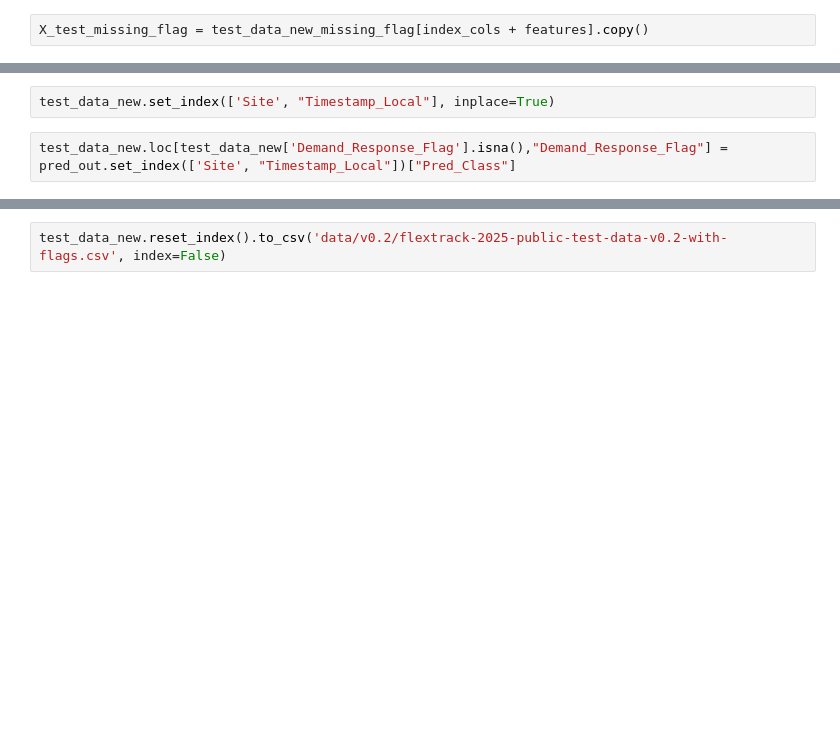
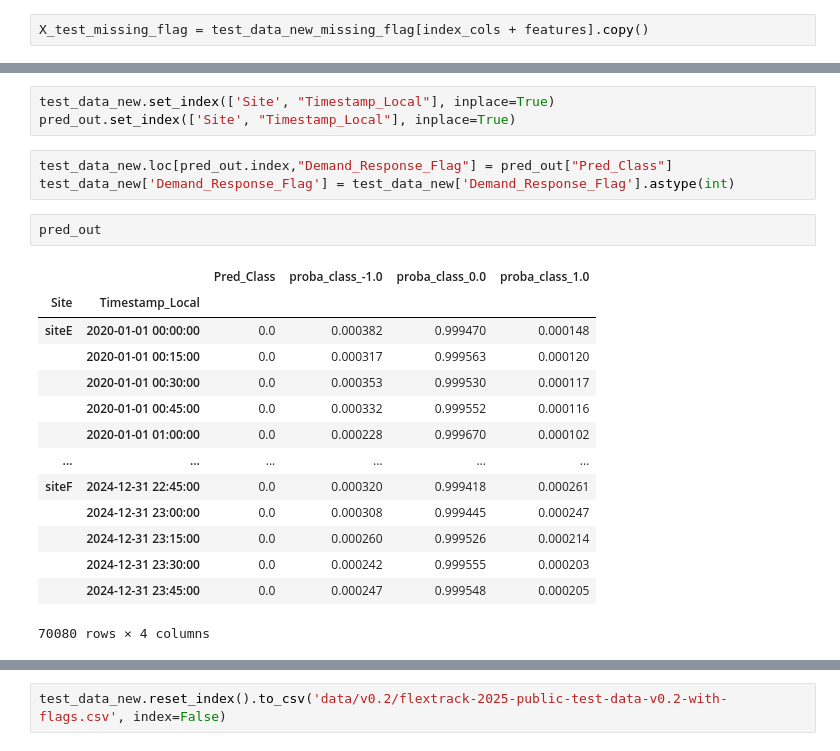
Before and after one commit to genrry/flextrack-challenge, a Jupyter notebook: train-warmup.ipynb, the cells around one changed output, grey strips where cells are left out. Cells and saved outputs as stored; diff of their text form; blank space fills up the shorter version.

```diff
--- a/train-warmup.ipynb
+++ b/train-warmup.ipynb
@@ -424,7 +504,26 @@ pred_out.head()
 # %%
 test_data_new.set_index(['Site', "Timestamp_Local"], inplace=True)
+pred_out.set_index(['Site', "Timestamp_Local"], inplace=True)
 # %%
-test_data_new.loc[test_data_new['Demand_Response_Flag'].isna(),"Demand_Response_Flag"] = pred_out.set_index(['Site', "Timestamp_Local"])["Pred_Class"]
+test_data_new.loc[pred_out.index,"Demand_Response_Flag"] = pred_out["Pred_Class"]
+test_data_new['Demand_Response_Flag'] = test_data_new['Demand_Response_Flag'].astype(int)
+# %%
+pred_out
+# %% [output]
+|  |  | Pred_Class | proba_class_-1.0 | proba_class_0.0 | proba_class_1.0 |
+| Site | Timestamp_Local |  |  |  |  |
+| siteE | 2020-01-01 00:00:00 | 0.0 | 0.000382 | 0.999470 | 0.000148 |
+|  | 2020-01-01 00:15:00 | 0.0 | 0.000317 | 0.999563 | 0.000120 |
+|  | 2020-01-01 00:30:00 | 0.0 | 0.000353 | 0.999530 | 0.000117 |
+|  | 2020-01-01 00:45:00 | 0.0 | 0.000332 | 0.999552 | 0.000116 |
+|  | 2020-01-01 01:00:00 | 0.0 | 0.000228 | 0.999670 | 0.000102 |
+| ... | ... | ... | ... | ... | ... |
+| siteF | 2024-12-31 22:45:00 | 0.0 | 0.000320 | 0.999418 | 0.000261 |
+|  | 2024-12-31 23:00:00 | 0.0 | 0.000308 | 0.999445 | 0.000247 |
+|  | 2024-12-31 23:15:00 | 0.0 | 0.000260 | 0.999526 | 0.000214 |
+|  | 2024-12-31 23:30:00 | 0.0 | 0.000242 | 0.999555 | 0.000203 |
+|  | 2024-12-31 23:45:00 | 0.0 | 0.000247 | 0.999548 | 0.000205 |
+70080 rows × 4 columns
 # %%
 test_data_new['Demand_Response_Flag'].value_counts(dropna=False)
 # %% [output]
```
Also changed, not shown: parts of 29 cells of this notebook, 1 other file.
